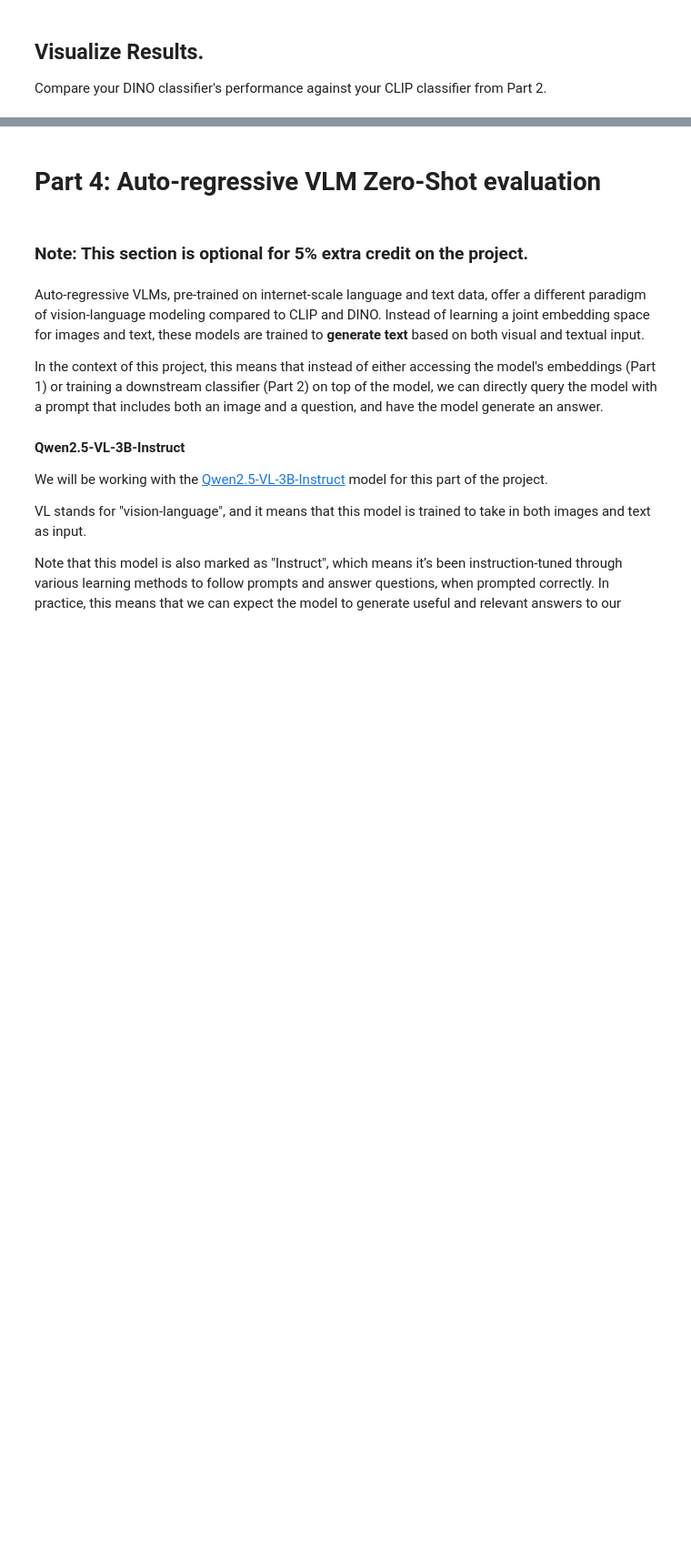
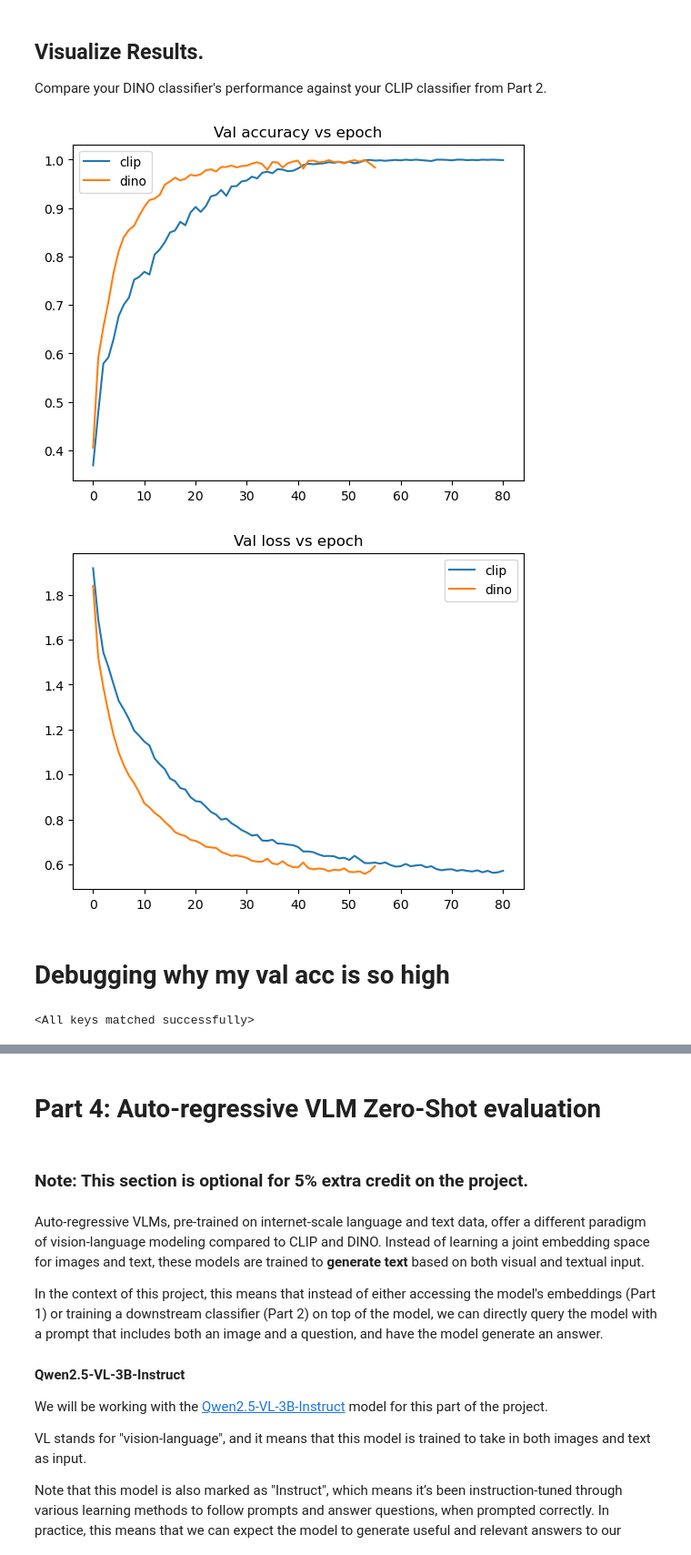
Before and after one commit to JXu2023/proj4, a Jupyter notebook: CS148a_proj4_FM_jxu5.ipynb, the cells around one changed output, grey strips where cells are left out. Shown at 91% size. Drawn from its saved outputs; the diff is of its cells as text; code cells hidden in the pictures; blank space fills up the shorter version.

Commit message:
debug val acc

```diff
--- a/CS148a_proj4_FM_jxu5.ipynb
+++ b/CS148a_proj4_FM_jxu5.ipynb
@@ -666,2 +760,12 @@ for epoch in range(1):
+# %%
+import pickle
+
+with open("training_metrics_dino.pkl", "wb") as f:
+    pickle.dump({
+        "train_losses": dino_train_losses,
+        "train_accuracies": dino_train_accuracies,
+        "val_losses": dino_val_losses,
+        "val_accuracies": dino_val_accuracies,
+    }, f)
 # %% [markdown]
 ## Validate your model.
@@ -675,0 +793,27 @@ Compare your DINO classifier's performance against your CLIP classifier from Par
+# %%
+# TODO: Visualize your DINO training results and compare with Part 2.
+
+with open("training_metrics.pkl", "rb") as f:
+    metrics = pickle.load(f)
+
+train_losses = metrics["train_losses"]
+train_accuracies = metrics["train_accuracies"]
+val_losses = metrics["val_losses"]
+val_accuracies = metrics["val_accuracies"]
+
+plt.figure()
+sns.lineplot(val_accuracies, label="clip")
+sns.lineplot(dino_val_accuracies, label= "dino")
+plt.title("Val accuracy vs epoch")
+plt.show()
+
+plt.figure()
+sns.lineplot(val_losses, label="clip")
+sns.lineplot(dino_val_losses, label= "dino")
+plt.title("Val loss vs epoch")
+plt.show()
+# %% [output]
+[figure, added]
+[figure, added]
+# %% [markdown]
+# Debugging why my val acc is so high
@@ -675,0 +857,8 @@ Compare your DINO classifier's performance against your CLIP classifier from Par
+# %%
+dino_mlp = dummy_MLP(FM_feature_dim = 768, num_classes= 10).to(DEVICE)
+dino_mlp.load_state_dict(torch.load("dino_mlp_weights.pth"))
+
+clip_mlp = dummy_MLP(FM_feature_dim = 768, num_classes= 10).to(DEVICE)
+clip_mlp.load_state_dict(torch.load("mlp_weights.pth"))
+# %% [output]
+<All keys matched successfully>
```
Also changed, not shown: parts of 34 cells of this notebook.
